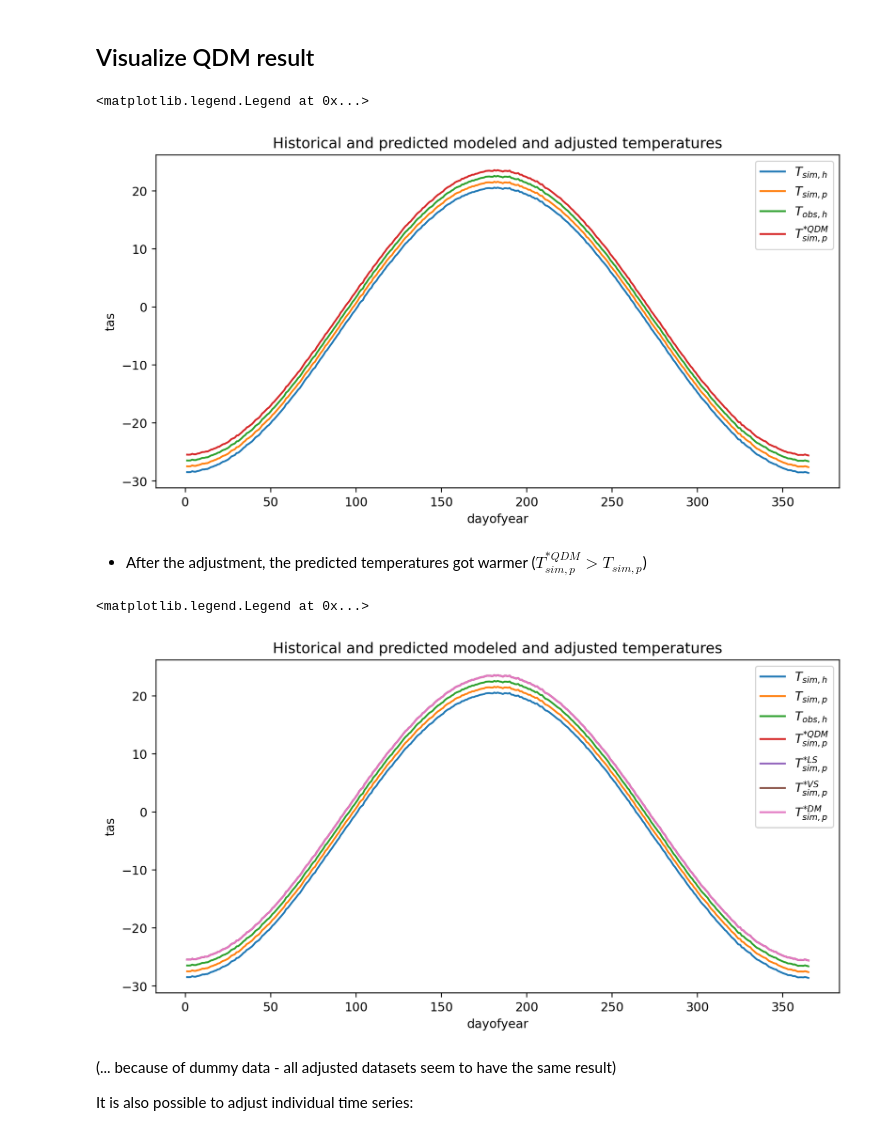
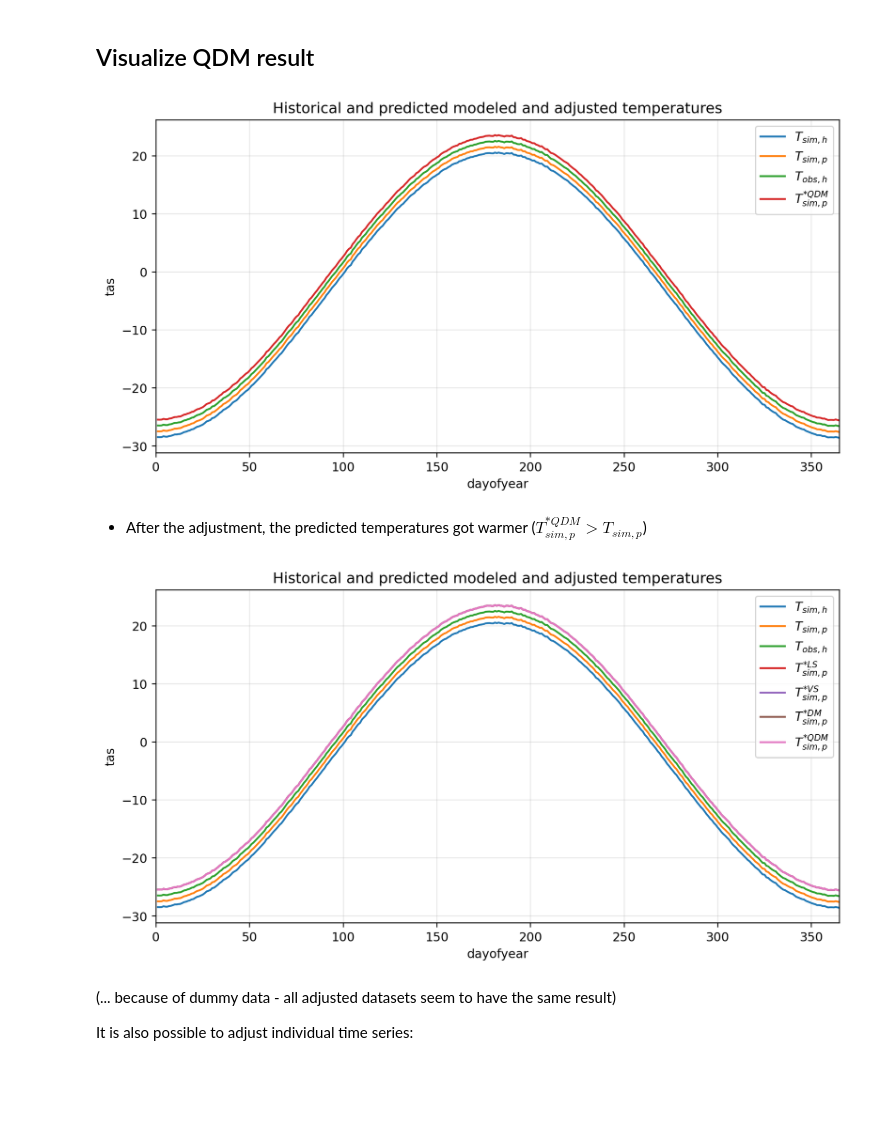
Before and after one commit to btschwertfeger/python-cmethods, a Jupyter notebook: examples.ipynb, the cells around one changed output. Cells and saved outputs as stored; diff of their text form; code cells hidden in the pictures; blank space fills up the shorter version.

```diff
--- a/examples.ipynb
+++ b/examples.ipynb
@@ -85,14 +86,15 @@ qdm_result = cm.adjust_2d(
 # %%
 plt.figure(figsize=(10,5),dpi=216)
 simh['tas'].groupby('time.dayofyear').mean(...).plot(label='$T_{sim,h}$')
 simp['tas'].groupby('time.dayofyear').mean(...).plot(label='$T_{sim,p}$')
 obsh['tas'].groupby('time.dayofyear').mean(...).plot(label='$T_{obs,h}$')
 qdm_result.groupby('time.dayofyear').mean(...).plot(label='$T^{*QDM}_{sim,p}$')
 plt.title('Historical and predicted modeled and adjusted temperatures')
-plt.legend()
+plt.xlim(0,365)
+plt.gca().grid(alpha=.3)
+plt.legend();
 # %% [output]
-<matplotlib.legend.Legend at 0x...>
-[figure, old version]
+[figure, new version]
 # %% [markdown]
 * After the adjustment, the predicted temperatures got warmer ($T^{*QDM}_{sim,p} > T_{sim,p}$)
 # %%
@@ -104,15 +106,16 @@ plt.figure(figsize=(10,5),dpi=216)
 simh['tas'].groupby('time.dayofyear').mean(...).plot(label='$T_{sim,h}$')
 simp['tas'].groupby('time.dayofyear').mean(...).plot(label='$T_{sim,p}$')
 obsh['tas'].groupby('time.dayofyear').mean(...).plot(label='$T_{obs,h}$')
-qdm_result.groupby('time.dayofyear').mean(...).plot(label='$T^{*QDM}_{sim,p}$')
 ls_result.groupby('time.dayofyear').mean(...).plot(label='$T^{*LS}_{sim,p}$')
 vs_result.groupby('time.dayofyear').mean(...).plot(label='$T^{*VS}_{sim,p}$')
 dm_result.groupby('time.dayofyear').mean(...).plot(label='$T^{*DM}_{sim,p}$')
+qdm_result.groupby('time.dayofyear').mean(...).plot(label='$T^{*QDM}_{sim,p}$')
 plt.title('Historical and predicted modeled and adjusted temperatures')
-plt.legend()
+plt.xlim(0,365)
+plt.gca().grid(alpha=.3)
+plt.legend();
 # %% [output]
-<matplotlib.legend.Legend at 0x...>
-[figure, old version]
+[figure, new version]
 # %% [markdown]
 (... because of dummy data - all adjusted datasets seem to have the same result)
 
```
Also changed, not shown: parts of 1 cell of this notebook, 7 other files.
